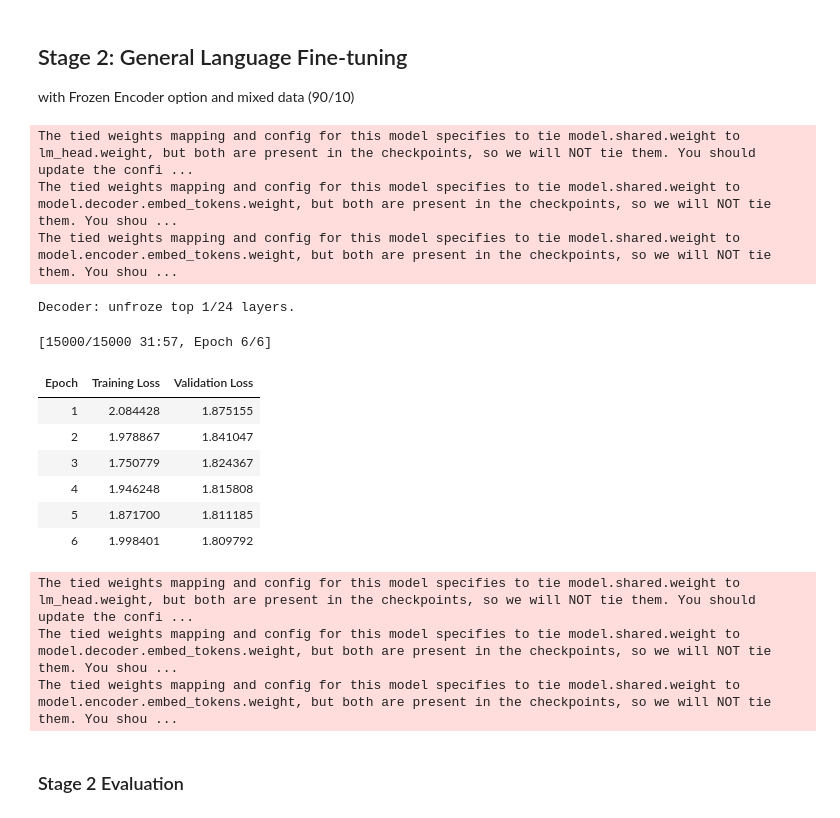
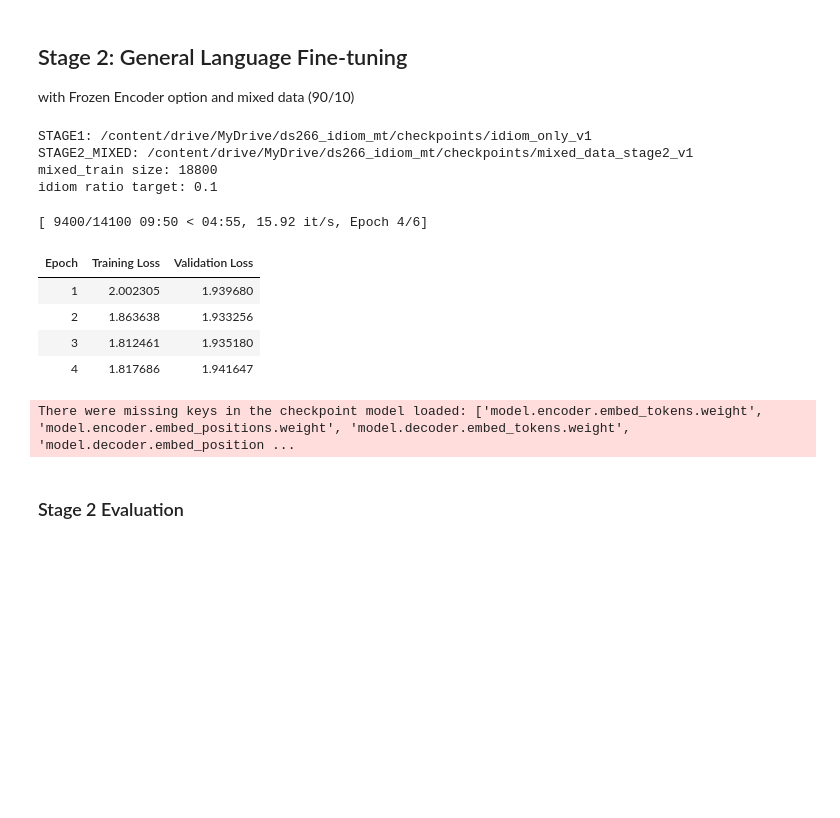
Before and after one commit to auntiepersilla/Idiom_Aware_MT_Finetuning_EN-DE, a Jupyter notebook: notebooks/02_experiment_idiom_aware_MT_mixed_data.ipynb, the cells around one changed output. Cells and saved outputs as stored; diff of their text form; code cells hidden in the pictures; blank space fills up the shorter version.

```diff
--- a/notebooks/02_experiment_idiom_aware_MT_mixed_data.ipynb
+++ b/notebooks/02_experiment_idiom_aware_MT_mixed_data.ipynb
@@ -165,6 +152,15 @@ SEED = 42
 random.seed(SEED); np.random.seed(SEED); torch.manual_seed(SEED)
 device = "cuda" if torch.cuda.is_available() else "cpu"
 print("device:", device)
+
+def clear_generation_max_length(model):
+    cfg = getattr(model, "generation_config", None)
+    if cfg is not None:
+        try:
+            cfg.max_length = None
+        except Exception:
+            pass
+    return model
 # %% [output]
 device: cuda
 # %% [markdown]
@@ -335,4 +331,4 @@ def log_metrics(
 # Load Model and Tokenizer
 BASE_MODEL = "Helsinki-NLP/opus-mt-en-de"
 tok = AutoTokenizer.from_pretrained(BASE_MODEL, use_fast=False)
-model = AutoModelForSeq2SeqLM.from_pretrained(BASE_MODEL).to(device)
+model = clear_generation_max_length(AutoModelForSeq2SeqLM.from_pretrained(BASE_MODEL).to(device))
@@ -488,7 +481,7 @@ def fine_tune(
     early_stopping_patience=None,
 ):
     tok = AutoTokenizer.from_pretrained(model_name_or_path, use_fast=False)
-    model = AutoModelForSeq2SeqLM.from_pretrained(model_name_or_path).to(device)
+    model = clear_generation_max_length(AutoModelForSeq2SeqLM.from_pretrained(model_name_or_path).to(device))
 
     # ----- Freezing: encoder -----
     if freeze_encoder and hasattr(model, "model") and hasattr(model.model, "encoder"):
@@ -658,55 +647,61 @@ idiom_only wmt: {'bleu': 26.83530292293189, 'chrf': 58.30171517973468}
 ## Stage 2: General Language Fine-tuning
 with Frozen Encoder option and mixed data (90/10)
 # %%
-STAGE1 = os.path.join(CHECKPOINT_DIR, "two_stage_frozen_v1_stage1")
-# STAGE2_MIXED = os.path.join(CHECKPOINT_DIR, "two_stage_frozen_mix_v1_lr2e5_dec4")
-STAGE2_WMT_ONLY_FREEZE = os.path.join(CHECKPOINT_DIR,"two_stage_wmt_only_freeze_dec1_lr1e5_v1_stage2")
+# Mixed-data stage-2 experiment
+# We start from the idiom-adapted model and continue training on a mixed dataset
+# consisting of mostly WMT plus a small idiom fraction.
+
+STAGE1 = os.path.join(CHECKPOINT_DIR, "idiom_only_v1")
+STAGE2_MIXED = os.path.join(CHECKPOINT_DIR, "mixed_data_stage2_v1")
 
 # Create mixed Stage-2 training dataset
+MIXED_IDIOM_RATIO = 0.10
 mixed_train = make_mixed_train_dataset(
     wmt_train=general_ds["ft_train"],
     idiom_train=idiom_ds["train"],
-    idiom_ratio=0.10,
+    idiom_ratio=MIXED_IDIOM_RATIO,
     seed=SEED
 )
+
+print("STAGE1:", STAGE1)
+print("STAGE2_MIXED:", STAGE2_MIXED)
+print("mixed_train size:", len(mixed_train))
+print("idiom ratio target:", MIXED_IDIOM_RATIO)
+# %% [output]
+STAGE1: /content/drive/MyDrive/ds266_idiom_mt/checkpoints/idiom_only_v1
+STAGE2_MIXED: /content/drive/MyDrive/ds266_idiom_mt/checkpoints/mixed_data_stage2_v1
+mixed_train size: 18800
+idiom ratio target: 0.1
 # %%
 # Training hyperparameters
 lr_stage2 = 1e-5
 epochs_stage2 = 6
 batch_size_stage2 = 8
 
 fine_tune(
     STAGE1,
-    general_ds["ft_train"],
+    mixed_train,
     general_ds["ft_dev"],
-    STAGE2_WMT_ONLY_FREEZE,
+    STAGE2_MIXED,
     lr=lr_stage2,
     epochs=epochs_stage2,
     batch_size=batch_size_stage2,
-    freeze_encoder=True,
-    decoder_top_layers_trainable=1,
+    freeze_encoder=False,
+    decoder_top_layers_trainable=None,
     weight_decay=0.0,
     early_stopping_patience=2,
 )
 
-wmt_only_model = AutoModelForSeq2SeqLM.from_pretrained(STAGE2_WMT_ONLY_FREEZE).to(device)
-wmt_only_tok   = AutoTokenizer.from_pretrained(STAGE2_WMT_ONLY_FREEZE, use_fast=False)
+mixed_model = clear_generation_max_length(AutoModelForSeq2SeqLM.from_pretrained(STAGE2_MIXED).to(device))
+mixed_tok   = AutoTokenizer.from_pretrained(STAGE2_MIXED, use_fast=False)
 # %% [output]
-The tied weights mapping and config for this model specifies to tie model.shared.weight to lm_head.weight, but both are present in the checkpoints, so we will NOT tie them. You should update the confi ...
-The tied weights mapping and config for this model specifies to tie model.shared.weight to model.decoder.embed_tokens.weight, but both are present in the checkpoints, so we will NOT tie them. You shou ...
-The tied weights mapping and config for this model specifies to tie model.shared.weight to model.encoder.embed_tokens.weight, but both are present in the checkpoints, so we will NOT tie them. You shou ...
+[ 9400/14100 09:50 < 04:55, 15.92 it/s, Epoch 4/6]
+| Epoch | Training Loss | Validation Loss |
+| 1 | 2.002305 | 1.939680 |
+| 2 | 1.863638 | 1.933256 |
+| 3 | 1.812461 | 1.935180 |
+| 4 | 1.817686 | 1.941647 |
-Decoder: unfroze top 1/24 layers.
+There were missing keys in the checkpoint model loaded: ['model.encoder.embed_tokens.weight', 'model.encoder.embed_positions.weight', 'model.decoder.embed_tokens.weight', 'model.decoder.embed_position ...
-[15000/15000 31:57, Epoch 6/6]
-| Epoch | Training Loss | Validation Loss |
-| 1 | 2.084428 | 1.875155 |
-| 2 | 1.978867 | 1.841047 |
-| 3 | 1.750779 | 1.824367 |
-| 4 | 1.946248 | 1.815808 |
-| 5 | 1.871700 | 1.811185 |
-| 6 | 1.998401 | 1.809792 |
-The tied weights mapping and config for this model specifies to tie model.shared.weight to lm_head.weight, but both are present in the checkpoints, so we will NOT tie them. You should update the confi ...
-The tied weights mapping and config for this model specifies to tie model.shared.weight to model.decoder.embed_tokens.weight, but both are present in the checkpoints, so we will NOT tie them. You shou ...
-The tied weights mapping and config for this model specifies to tie model.shared.weight to model.encoder.embed_tokens.weight, but both are present in the checkpoints, so we will NOT tie them. You shou ...
 # %% [markdown]
 ### Stage 2 Evaluation
 # %%
```
Also changed, not shown: parts of 9 cells of this notebook.
